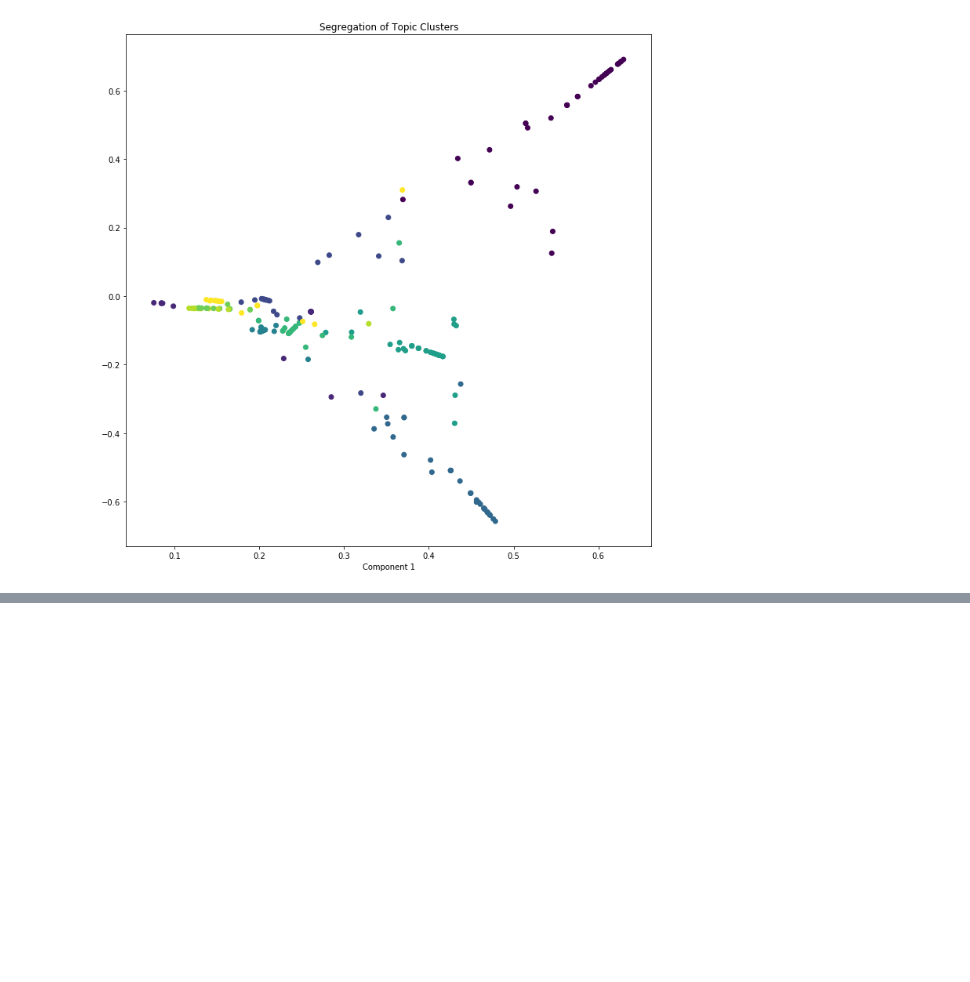
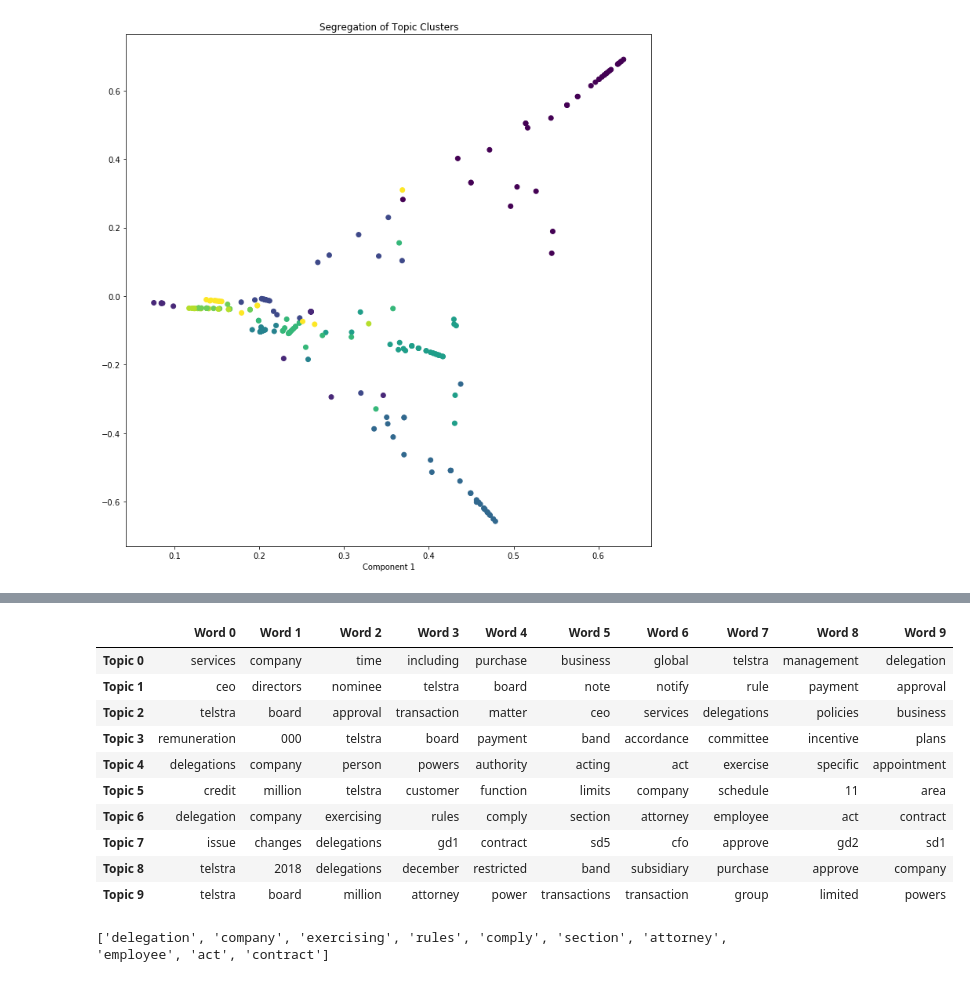
Before and after one commit to markmo/dltemplate, a Jupyter notebook: src/nlp/notebooks/Legal Topics.ipynb, the cells around one changed output, grey strips where cells are left out. Cells and saved outputs as stored; diff of their text form; code cells hidden in the pictures; blank space fills up the shorter version.

```diff
--- a/src/nlp/notebooks/Legal Topics.ipynb
+++ b/src/nlp/notebooks/Legal Topics.ipynb
@@ -266,0 +306,57 @@ print('\nCoherence Score: ', coherence_lda)
+# %%
+# Show top n keywords for each topic
+def show_topics(vectorizer=tf_vectorizer, lda_model=lda, n_words=20):
+    keywords = np.array(vectorizer.get_feature_names())
+    topic_keywords = []
+    for topic_weights in lda_model.components_:
+        top_keyword_locs = (-topic_weights).argsort()[:n_words]
+        topic_keywords.append(keywords.take(top_keyword_locs))
+    return topic_keywords
+
+topic_keywords = show_topics(vectorizer=tf_vectorizer, lda_model=best_lda_model, n_words=10)
+
+# Topic - Keywords Dataframe
+df_topic_keywords = pd.DataFrame(topic_keywords)
+df_topic_keywords.columns = ['Word '+str(i) for i in range(df_topic_keywords.shape[1])]
+df_topic_keywords.index = ['Topic '+str(i) for i in range(df_topic_keywords.shape[0])]
+df_topic_keywords
+# %% [output]
+|  | Word 0 | Word 1 | Word 2 | Word 3 | Word 4 | Word 5 | Word 6 | Word 7 | Word 8 | Word 9 |
+| Topic 0 | services | company | time | including | purchase | business | global | telstra | management | delegation |
+| Topic 1 | ceo | directors | nominee | telstra | board | note | notify | rule | payment | approval |
+| Topic 2 | telstra | board | approval | transaction | matter | ceo | services | delegations | policies | business |
+| Topic 3 | remuneration | 000 | telstra | board | payment | band | accordance | committee | incentive | plans |
+| Topic 4 | delegations | company | person | powers | authority | acting | act | exercise | specific | appointment |
+| Topic 5 | credit | million | telstra | customer | function | limits | company | schedule | 11 | area |
+| Topic 6 | delegation | company | exercising | rules | comply | section | attorney | employee | act | contract |
+| Topic 7 | issue | changes | delegations | gd1 | contract | sd5 | cfo | approve | gd2 | sd1 |
+| Topic 8 | telstra | 2018 | delegations | december | restricted | band | subsidiary | purchase | approve | company |
+| Topic 9 | telstra | board | million | attorney | power | transactions | transaction | group | limited | powers |
+# %%
+# Define function to predict topic for a given text document.
+nlp = spacy.load('en', disable=['parser', 'ner'])
+
+def predict_topic(text, nlp=nlp):
+    global sent_to_words
+    global lemmatization
+
+    # Step 1: Clean with simple_preprocess
+    mytext_2 = list(sent_to_words(text))
+
+    # Step 2: Lemmatize
+    mytext_3 = lemmatization(mytext_2, allowed_postags=['NOUN', 'ADJ', 'VERB', 'ADV'])
+
+    # Step 3: Vectorize transform
+    mytext_4 = tf_vectorizer.transform(mytext_3)
+
+    # Step 4: LDA Transform
+    topic_probability_scores = best_lda_model.transform(mytext_4)
+    topic = df_topic_keywords.iloc[np.argmax(topic_probability_scores), :].values.tolist()
+    return topic, topic_probability_scores
+
+# Predict the topic
+mytext = ["about delegation"]
+topic, prob_scores = predict_topic(text = mytext)
+print(topic)
+# %% [output]
+['delegation', 'company', 'exercising', 'rules', 'comply', 'section', 'attorney', 'employee', 'act', 'contract']
```
Also changed, not shown: parts of 10 cells of this notebook, 2 other files.
